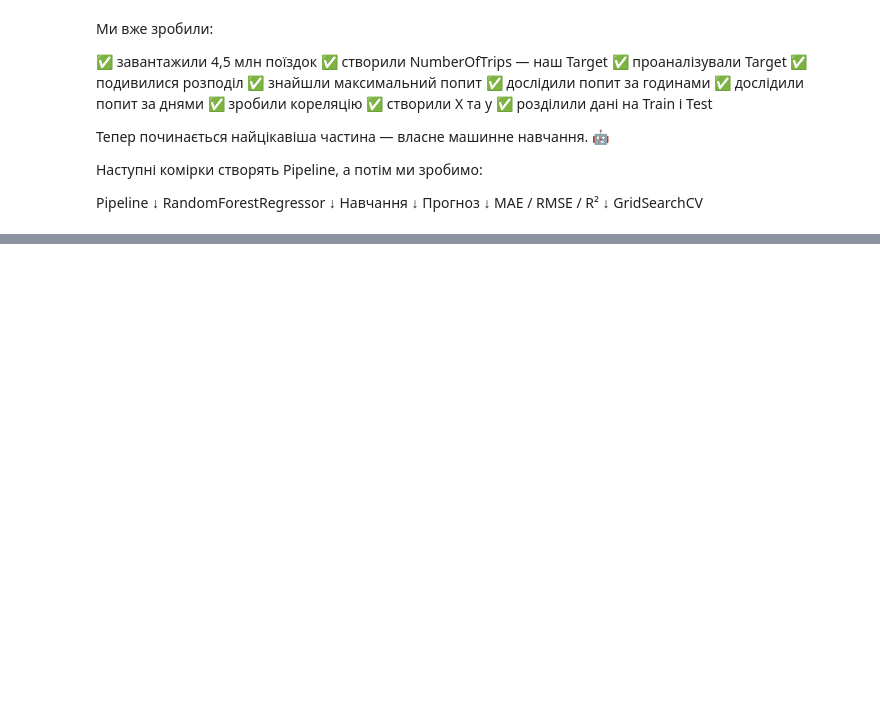
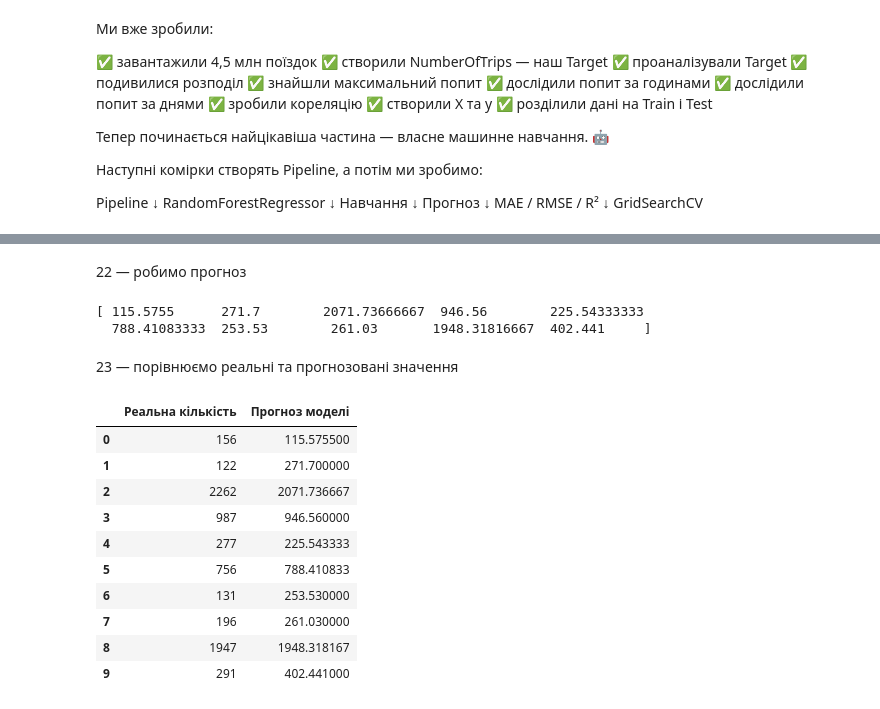
Before and after one commit to pavlenkosasha/MillionaireAPI, a Jupyter notebook: Uber_Pickups_in_New_York_City_PAVLENKO.ipynb, the cells around one changed output, grey strips where cells are left out. Drawn from its saved outputs; the diff is of its cells as text; code cells hidden in the pictures; blank space fills up the shorter version.

```diff
--- a/Uber_Pickups_in_New_York_City_PAVLENKO.ipynb
+++ b/Uber_Pickups_in_New_York_City_PAVLENKO.ipynb
@@ -468,0 +489,7 @@ GridSearchCV
+# %%
+preprocessor = ColumnTransformer(
+    transformers=[
+        ('num', StandardScaler(), numeric_features),
+        ('cat', OneHotEncoder(handle_unknown='ignore'), categorical_features)
+    ]
+)
@@ -468,0 +498,9 @@ GridSearchCV
+# %%
+model = Pipeline(
+    steps=[
+        ('preprocessor', preprocessor),
+        ('regressor', RandomForestRegressor(
+            random_state=42
+        ))
+    ]
+)
@@ -468,0 +536,30 @@ GridSearchCV
+# %% [markdown]
+22 — робимо прогноз
+# %%
+y_pred = model.predict(X_test)
+
+print(y_pred[:10])
+# %% [output]
+[ 115.5755      271.7        2071.73666667  946.56        225.54333333
+  788.41083333  253.53        261.03       1948.31816667  402.441     ]
+# %% [markdown]
+23 — порівнюємо реальні та прогнозовані значення
+# %%
+comparison = pd.DataFrame({
+    'Реальна кількість': y_test.values,
+    'Прогноз моделі': y_pred
+})
+
+comparison.head(10)
+# %% [output]
+|  | Реальна кількість | Прогноз моделі |
+| 0 | 156 | 115.575500 |
+| 1 | 122 | 271.700000 |
+| 2 | 2262 | 2071.736667 |
+| 3 | 987 | 946.560000 |
+| 4 | 277 | 225.543333 |
+| 5 | 756 | 788.410833 |
+| 6 | 131 | 253.530000 |
+| 7 | 196 | 261.030000 |
+| 8 | 1947 | 1948.318167 |
+| 9 | 291 | 402.441000 |
```
Also changed, not shown: parts of 31 cells of this notebook.
